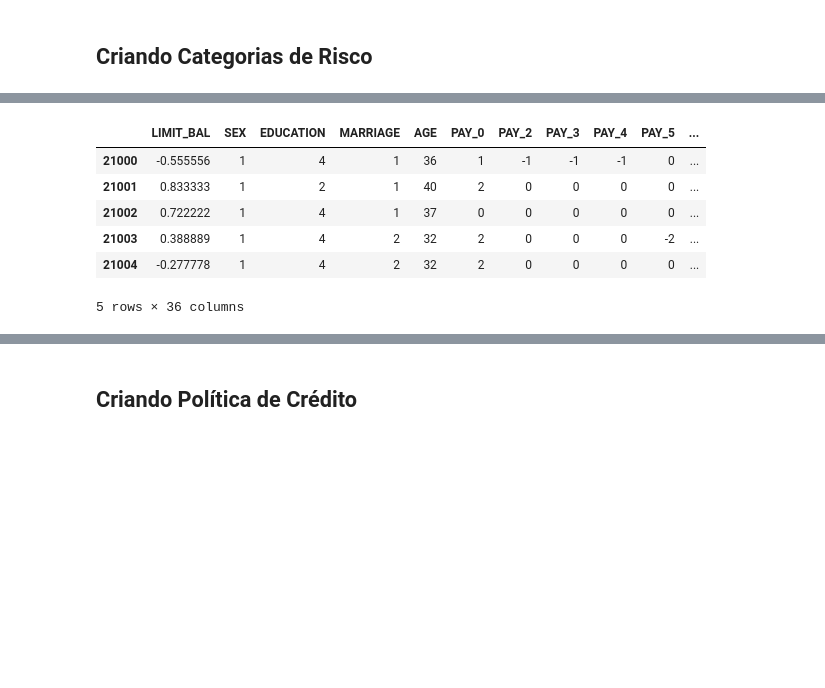
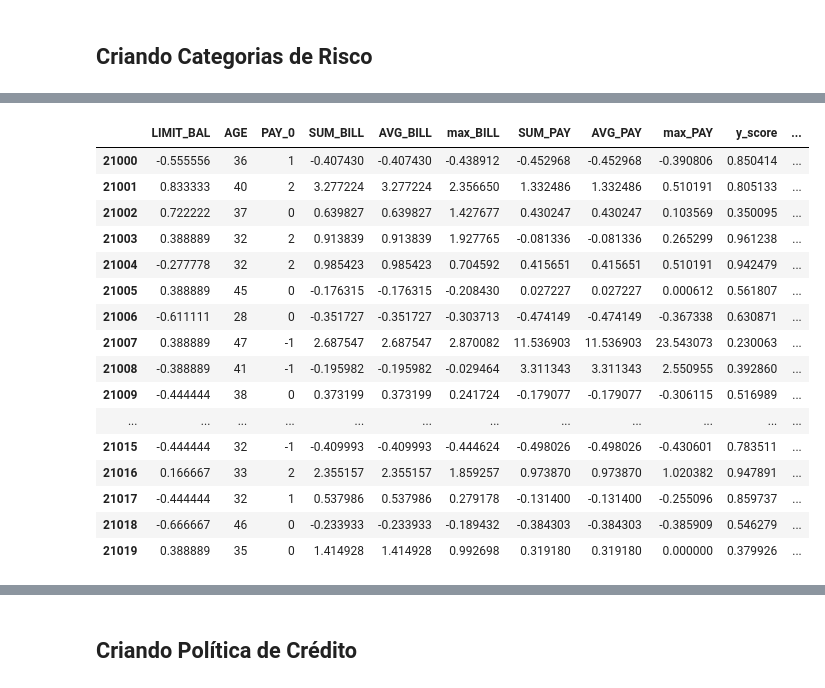
Before and after one commit to erickfog/CreditScoreProject, a Jupyter notebook: v0 - credit_scoring.ipynb, the cells around one changed output, grey strips where cells are left out. Drawn from its saved outputs; the diff is of its cells as text; code cells hidden in the pictures; blank space fills up the shorter version.

```diff
--- a/v0 - credit_scoring.ipynb
+++ b/v0 - credit_scoring.ipynb
@@ -866,13 +823,6 @@ X_smo[cols_rescaling] = rs.fit_transform(X_smo[cols_rescaling].values)
 X_ada[cols_rescaling] = rs.fit_transform(X_ada[cols_rescaling].values)
 
 pickle.dump(rs,open('parameter/cols_scaler.pkl','wb'))
-# %%
-X_smo = X_smo.drop(['LIMIT_BAL', 'PAY_0', 'PAY_2',
-       'PAY_3', 'PAY_4', 'PAY_5', 'PAY_6', 'SUM_BILL', 'AVG_BILL', 'max_BILL',
-       'SUM_PAY', 'AVG_PAY', 'max_PAY'],axis=1).copy()
-X_ada = X_ada.drop(['LIMIT_BAL', 'PAY_0', 'PAY_2',
-       'PAY_3', 'PAY_4', 'PAY_5', 'PAY_6', 'SUM_BILL', 'AVG_BILL', 'max_BILL',
-       'SUM_PAY', 'AVG_PAY', 'max_PAY'],axis=1).copy()
 # %% [markdown]
 # PASSO 6 - Feature Selection
 # %%
@@ -955,6 +905,8 @@ cols_selected_final = ['LIMIT_BAL', 'AGE', 'PAY_0', 'PAY_2', 'PAY_3', 'PAY_4', '
 # %%
 df6 = df6[cols_selected_final].copy()
 df_OOT = df_OOT[cols_selected_final].copy()
+X_smo = X_smo[['LIMIT_BAL', 'AGE', 'PAY_0', 'PAY_2', 'PAY_3', 'PAY_4', 'PAY_5', 'PAY_6', 'SUM_BILL', 'AVG_BILL', 'max_BILL', 'SUM_PAY', 'AVG_PAY', 'max_PAY']].copy()
+X_ada = X_ada[['LIMIT_BAL', 'AGE', 'PAY_0', 'PAY_2', 'PAY_3', 'PAY_4', 'PAY_5', 'PAY_6', 'SUM_BILL', 'AVG_BILL', 'max_BILL', 'SUM_PAY', 'AVG_PAY', 'max_PAY']].copy()
 # %% [markdown]
 # PASSO 6 - Feature Selection (Balanaced Dataset)
 # %%
@@ -1256,7 +1221,9 @@ Best AUPRC: 0.9028
 # %% [markdown]
 # PASSO 9 -  Utilizando DataSet de Teste para Calibrar PD e Calcular PD, LGD e EAD.
 # %%
-test_df = df_OOT.drop(['ID','SAFRA','default'],axis=1)
+test_df = df_OOT.drop(['default','PAY_2', 'PAY_3', 'PAY_4', 'PAY_5','PAY_6'],axis=1)
+# %%
+X_smo = X_smo.drop([ 'PAY_2', 'PAY_3', 'PAY_4', 'PAY_5','PAY_6'],axis=1).copy()
 # %%
 import xgboost as xgb
 
@@ -1350,15 +1320,25 @@ test_df['risk_category']
 Name: risk_category, Length: 9000, dtype: category
 Categories (8, object): ['A' < 'B' < 'C' < 'D' < 'E' < 'F' < 'G' < 'H']
 # %%
-test_df.head()
+test_df.head(20)
 # %% [output]
-|  | LIMIT_BAL | SEX | EDUCATION | MARRIAGE | AGE | PAY_0 | PAY_2 | PAY_3 | PAY_4 | PAY_5 | ... |
-| 21000 | -0.555556 | 1 | 4 | 1 | 36 | 1 | -1 | -1 | -1 | 0 | ... |
-| 21001 | 0.833333 | 1 | 2 | 1 | 40 | 2 | 0 | 0 | 0 | 0 | ... |
-| 21002 | 0.722222 | 1 | 4 | 1 | 37 | 0 | 0 | 0 | 0 | 0 | ... |
-| 21003 | 0.388889 | 1 | 4 | 2 | 32 | 2 | 0 | 0 | 0 | -2 | ... |
-| 21004 | -0.277778 | 1 | 4 | 2 | 32 | 2 | 0 | 0 | 0 | 0 | ... |
+|  | LIMIT_BAL | AGE | PAY_0 | SUM_BILL | AVG_BILL | max_BILL | SUM_PAY | AVG_PAY | max_PAY | y_score | ... |
+| 21000 | -0.555556 | 36 | 1 | -0.407430 | -0.407430 | -0.438912 | -0.452968 | -0.452968 | -0.390806 | 0.850414 | ... |
+| 21001 | 0.833333 | 40 | 2 | 3.277224 | 3.277224 | 2.356650 | 1.332486 | 1.332486 | 0.510191 | 0.805133 | ... |
+| 21002 | 0.722222 | 37 | 0 | 0.639827 | 0.639827 | 1.427677 | 0.430247 | 0.430247 | 0.103569 | 0.350095 | ... |
+| 21003 | 0.388889 | 32 | 2 | 0.913839 | 0.913839 | 1.927765 | -0.081336 | -0.081336 | 0.265299 | 0.961238 | ... |
+| 21004 | -0.277778 | 32 | 2 | 0.985423 | 0.985423 | 0.704592 | 0.415651 | 0.415651 | 0.510191 | 0.942479 | ... |
+| 21005 | 0.388889 | 45 | 0 | -0.176315 | -0.176315 | -0.208430 | 0.027227 | 0.027227 | 0.000612 | 0.561807 | ... |
+| 21006 | -0.611111 | 28 | 0 | -0.351727 | -0.351727 | -0.303713 | -0.474149 | -0.474149 | -0.367338 | 0.630871 | ... |
+| 21007 | 0.388889 | 47 | -1 | 2.687547 | 2.687547 | 2.870082 | 11.536903 | 11.536903 | 23.543073 | 0.230063 | ... |
+| 21008 | -0.388889 | 41 | -1 | -0.195982 | -0.195982 | -0.029464 | 3.311343 | 3.311343 | 2.550955 | 0.392860 | ... |
+| 21009 | -0.444444 | 38 | 0 | 0.373199 | 0.373199 | 0.241724 | -0.179077 | -0.179077 | -0.306115 | 0.516989 | ... |
+| ... | ... | ... | ... | ... | ... | ... | ... | ... | ... | ... | ... |
+| 21015 | -0.444444 | 32 | -1 | -0.409993 | -0.409993 | -0.444624 | -0.498026 | -0.498026 | -0.430601 | 0.783511 | ... |
+| 21016 | 0.166667 | 33 | 2 | 2.355157 | 2.355157 | 1.859257 | 0.973870 | 0.973870 | 1.020382 | 0.947891 | ... |
+| 21017 | -0.444444 | 32 | 1 | 0.537986 | 0.537986 | 0.279178 | -0.131400 | -0.131400 | -0.255096 | 0.859737 | ... |
+| 21018 | -0.666667 | 46 | 0 | -0.233933 | -0.233933 | -0.189432 | -0.384303 | -0.384303 | -0.385909 | 0.546279 | ... |
+| 21019 | 0.388889 | 35 | 0 | 1.414928 | 1.414928 | 0.992698 | 0.319180 | 0.319180 | 0.000000 | 0.379926 | ... |
-5 rows × 36 columns
 # %%
 default_table = test_df.groupby(['risk_category']).agg(
     default_ratio=('default','mean'),
```
Also changed, not shown: parts of 50 cells of this notebook, 5 other files.
